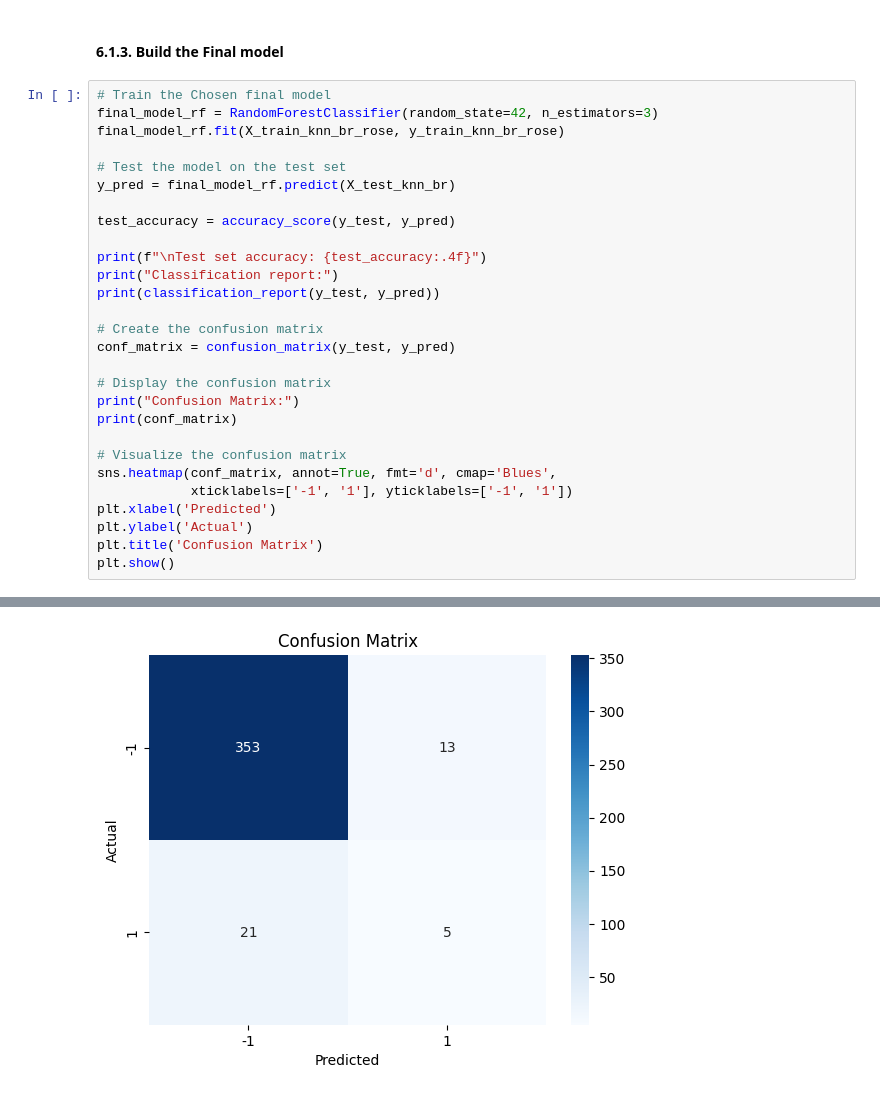
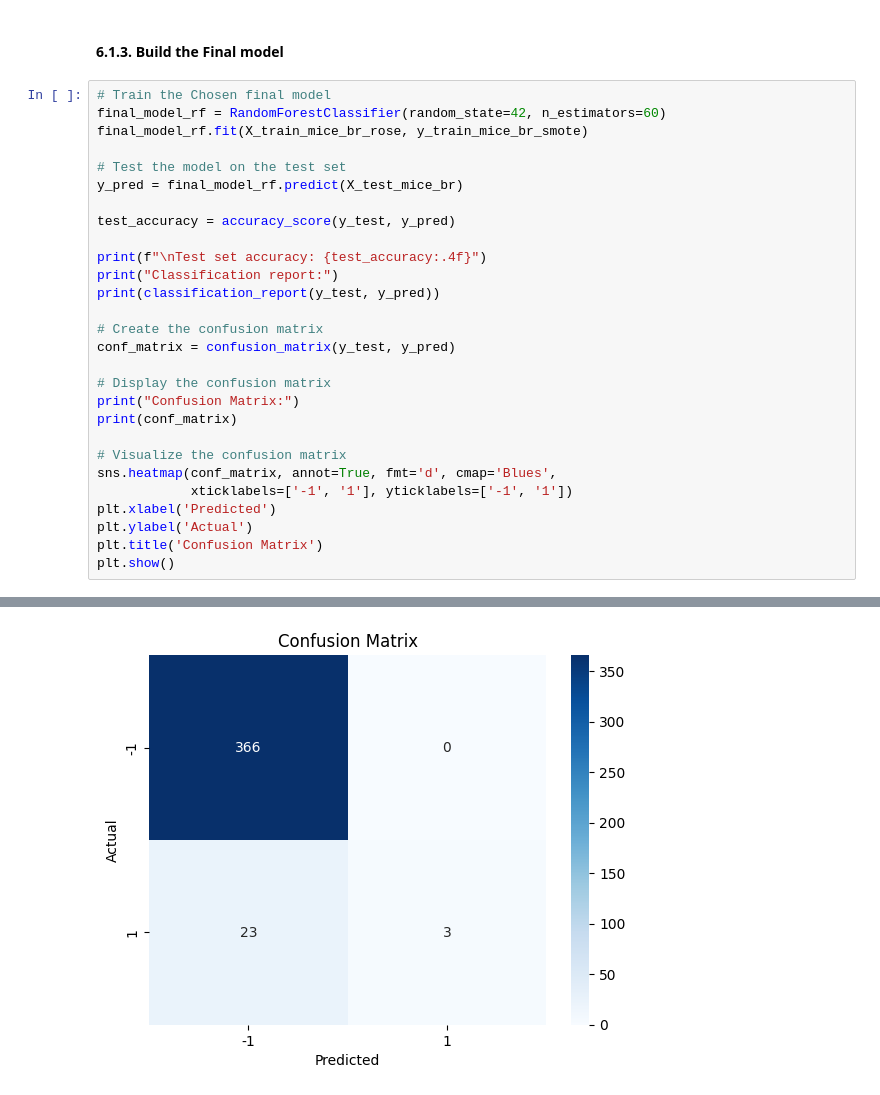
Before and after one commit to HayateSato/SECOM_Project, a Jupyter notebook: secom_file_draft_Majeed_Code2.ipynb, the cells around one changed output, grey strips where cells are left out. Drawn from its saved outputs; the diff is of its cells as text.

```diff
--- a/secom_file_draft_Majeed_Code2.ipynb
+++ b/secom_file_draft_Majeed_Code2.ipynb
@@ -1683,11 +1683,11 @@ plt.show()
 #### 6.1.3. Build the Final model
 # %%
 # Train the Chosen final model
-final_model_rf = RandomForestClassifier(random_state=42, n_estimators=3)
-final_model_rf.fit(X_train_knn_br_rose, y_train_knn_br_rose)
+final_model_rf = RandomForestClassifier(random_state=42, n_estimators=60)
+final_model_rf.fit(X_train_mice_br_rose, y_train_mice_br_smote)
 
 # Test the model on the test set
-y_pred = final_model_rf.predict(X_test_knn_br)
+y_pred = final_model_rf.predict(X_test_mice_br)
 
 test_accuracy = accuracy_score(y_test, y_pred)
 
@@ -1727,4 +1727,4 @@ Confusion Matrix:
-[figure, old version]
+[figure, new version]
 # %%
 
 # Calculate ROC curve
```
Also changed, not shown: parts of 2 cells of this notebook.
